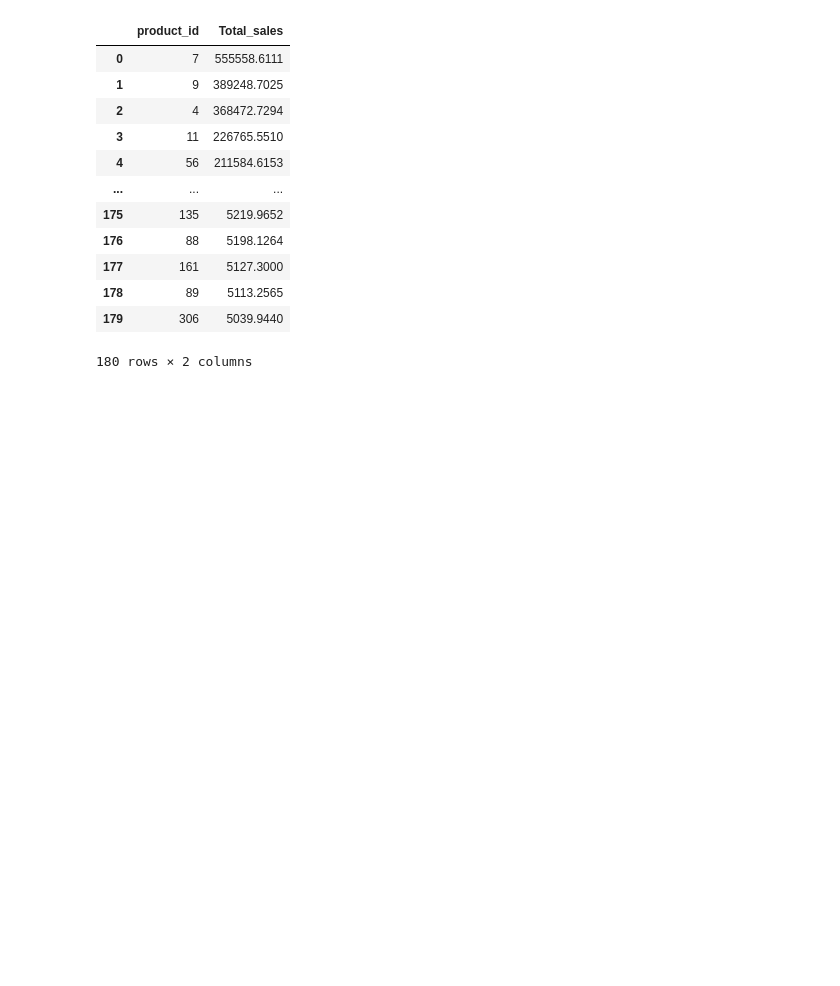
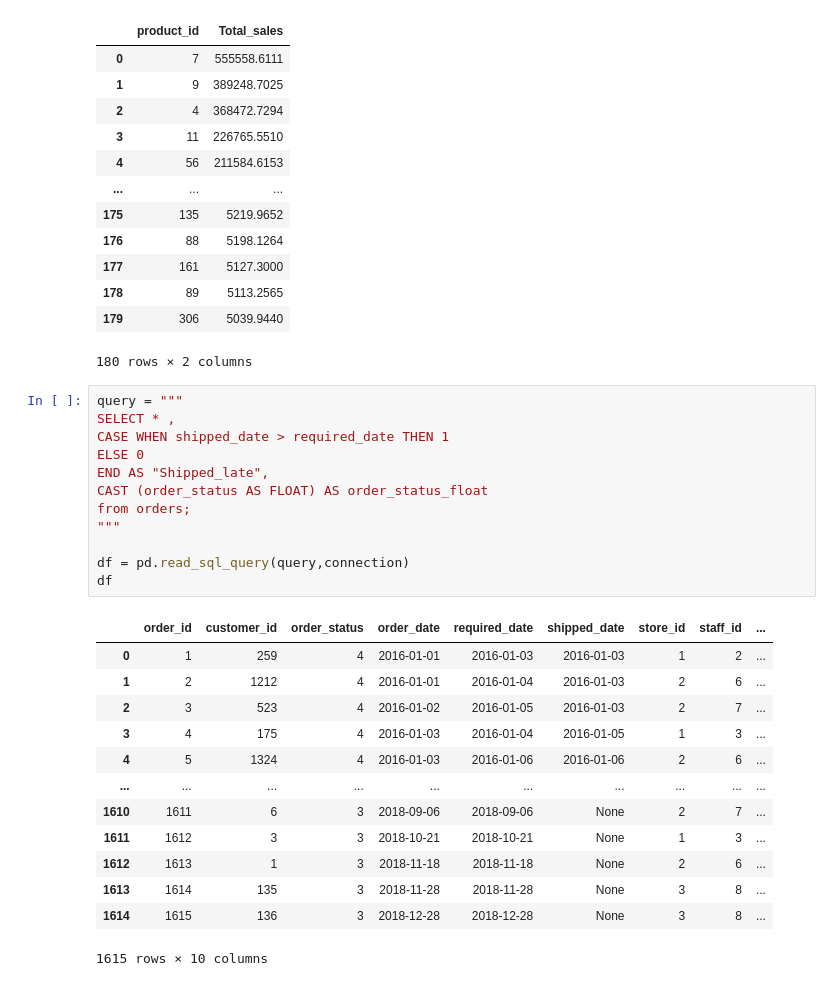
Before and after one commit to Priyanshu-Bhattacharjee-Professional/RDBMS_bike_store_trend_analysis, a Jupyter notebook: RDBMS_V1.ipynb, the cells around one changed output. Drawn from its saved outputs; the diff is of its cells as text; blank space fills up the shorter version.

```diff
--- a/RDBMS_V1.ipynb
+++ b/RDBMS_V1.ipynb
@@ -278,3 +278,29 @@ df
 | 178 | 89 | 5113.2565 |
 | 179 | 306 | 5039.9440 |
 180 rows × 2 columns
+# %%
+query = """
+SELECT * ,
+CASE WHEN shipped_date > required_date THEN 1
+ELSE 0
+END AS "Shipped_late",
+CAST (order_status AS FLOAT) AS order_status_float
+from orders;
+"""
+
+df = pd.read_sql_query(query,connection)
+df
+# %% [output]
+|  | order_id | customer_id | order_status | order_date | required_date | shipped_date | store_id | staff_id | ... |
+| 0 | 1 | 259 | 4 | 2016-01-01 | 2016-01-03 | 2016-01-03 | 1 | 2 | ... |
+| 1 | 2 | 1212 | 4 | 2016-01-01 | 2016-01-04 | 2016-01-03 | 2 | 6 | ... |
+| 2 | 3 | 523 | 4 | 2016-01-02 | 2016-01-05 | 2016-01-03 | 2 | 7 | ... |
+| 3 | 4 | 175 | 4 | 2016-01-03 | 2016-01-04 | 2016-01-05 | 1 | 3 | ... |
+| 4 | 5 | 1324 | 4 | 2016-01-03 | 2016-01-06 | 2016-01-06 | 2 | 6 | ... |
+| ... | ... | ... | ... | ... | ... | ... | ... | ... | ... |
+| 1610 | 1611 | 6 | 3 | 2018-09-06 | 2018-09-06 | None | 2 | 7 | ... |
+| 1611 | 1612 | 3 | 3 | 2018-10-21 | 2018-10-21 | None | 1 | 3 | ... |
+| 1612 | 1613 | 1 | 3 | 2018-11-18 | 2018-11-18 | None | 2 | 6 | ... |
+| 1613 | 1614 | 135 | 3 | 2018-11-28 | 2018-11-28 | None | 3 | 8 | ... |
+| 1614 | 1615 | 136 | 3 | 2018-12-28 | 2018-12-28 | None | 3 | 8 | ... |
+1615 rows × 10 columns
```
Also changed, not shown: parts of 5 cells of this notebook.
